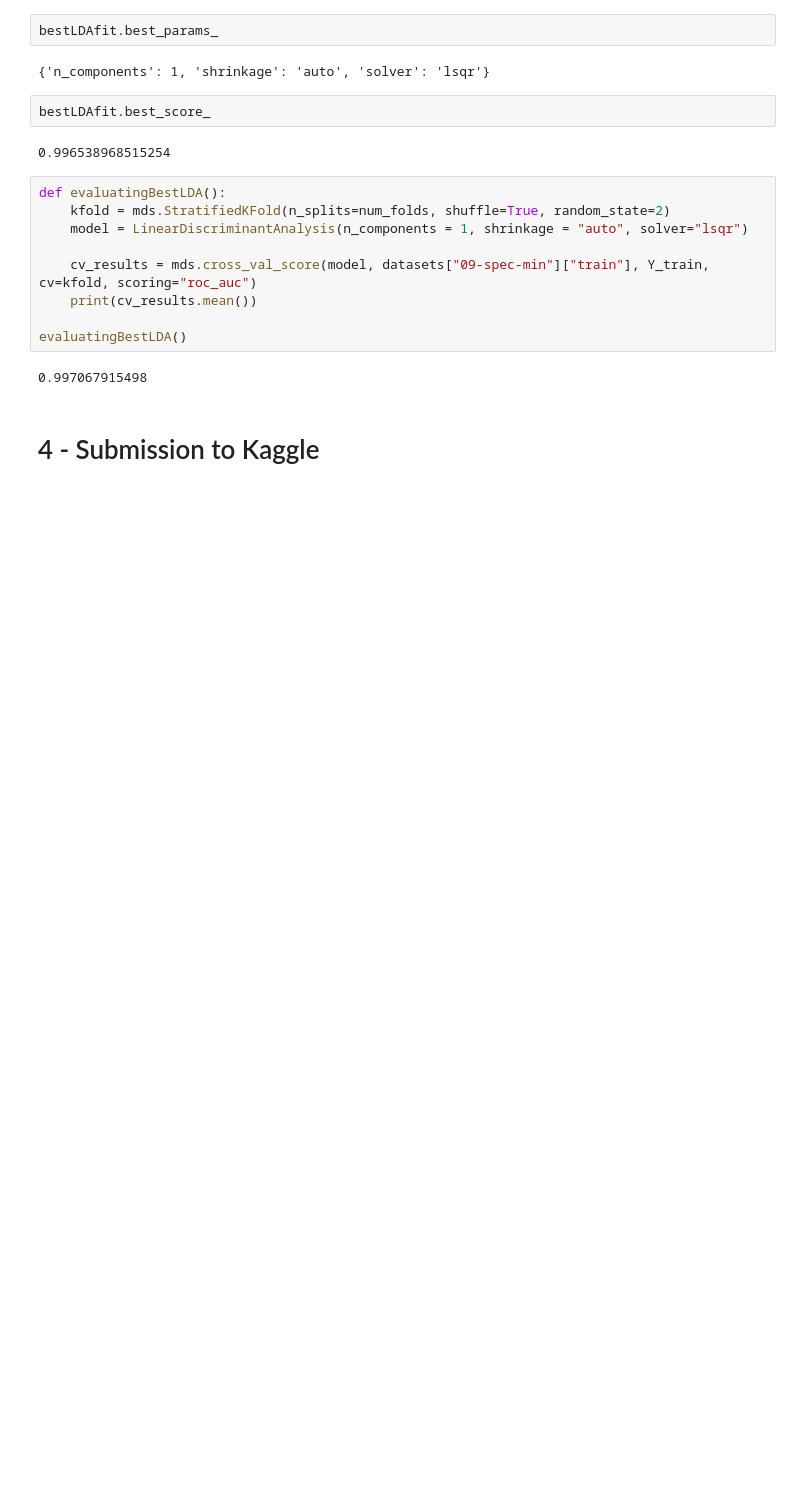
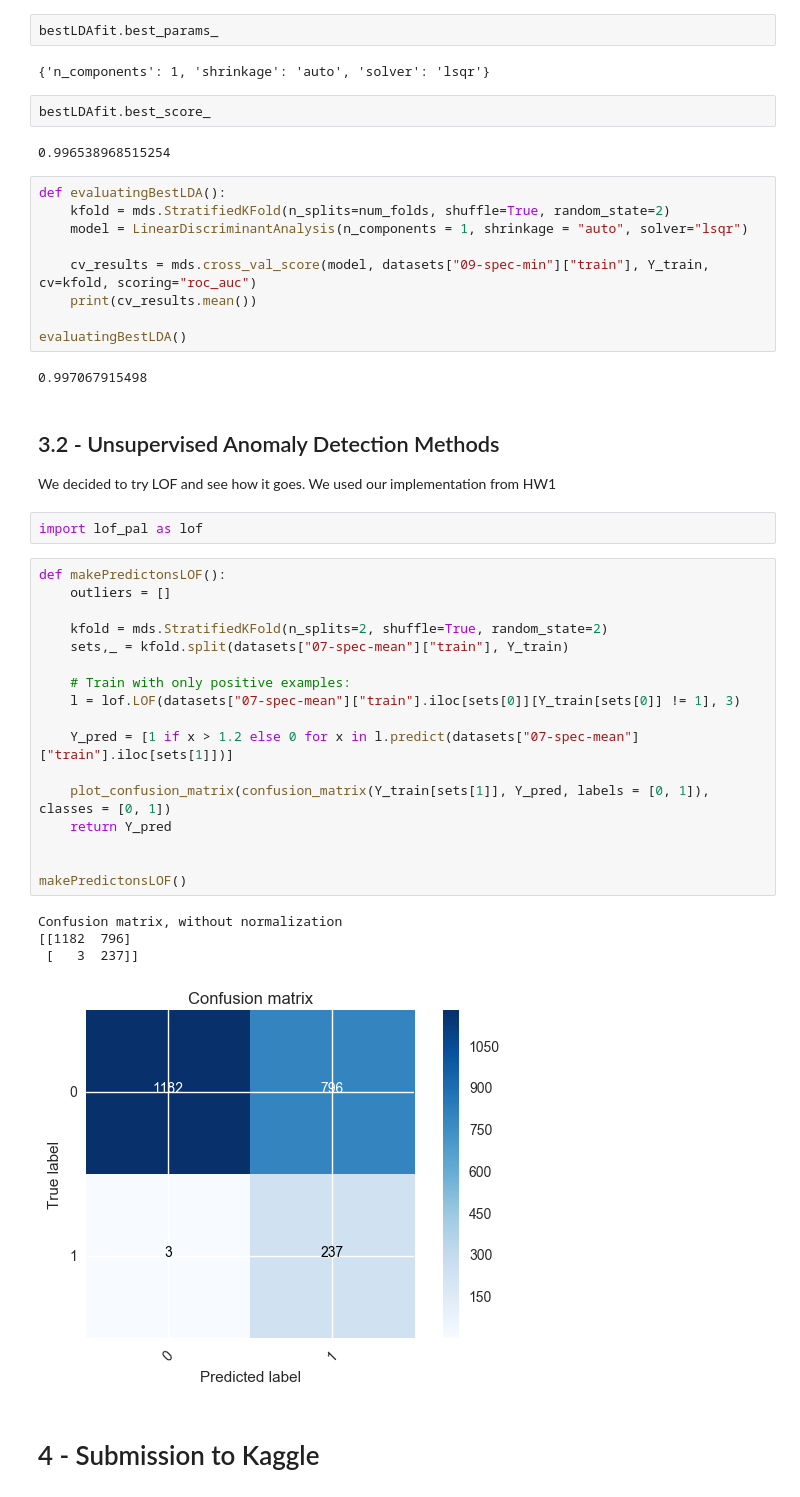
Before and after one commit to msandim/tum-anomaly-detection-challenges, a Jupyter notebook: Challenge 1/Challenge 1 - Satellite View/Script.ipynb, the cells around one changed output. Saved outputs shown, nothing was run; the diff lists cells and outputs as text; blank space fills up the shorter version.

```diff
--- a/Challenge 1/Challenge 1 - Satellite View/Script.ipynb
+++ b/Challenge 1/Challenge 1 - Satellite View/Script.ipynb
@@ -759,6 +759,33 @@ def evaluatingBestLDA():
 evaluatingBestLDA()
 # %% [output]
 0.997067915498
+# %% [markdown]
+## 3.2 - Unsupervised Anomaly Detection Methods
+We decided to try LOF and see how it goes. We used our implementation from HW1
+# %%
+import lof_pal as lof
+# %%
+def makePredictonsLOF():
+    outliers = []
+
+    kfold = mds.StratifiedKFold(n_splits=2, shuffle=True, random_state=2)
+    sets,_ = kfold.split(datasets["07-spec-mean"]["train"], Y_train)
+
+    # Train with only positive examples:
+    l = lof.LOF(datasets["07-spec-mean"]["train"].iloc[sets[0]][Y_train[sets[0]] != 1], 3)
+
+    Y_pred = [1 if x > 1.2 else 0 for x in l.predict(datasets["07-spec-mean"]["train"].iloc[sets[1]])]
+
+    plot_confusion_matrix(confusion_matrix(Y_train[sets[1]], Y_pred, labels = [0, 1]), classes = [0, 1])
+    return Y_pred
+
+
+makePredictonsLOF()
+# %% [output]
+Confusion matrix, without normalization
+[[1182  796]
+ [   3  237]]
+[figure, added]
 # %% [markdown]
 # 4 - Submission to Kaggle
 # %%
```
Also changed, not shown: parts of 2 cells of this notebook, 2 other files.
